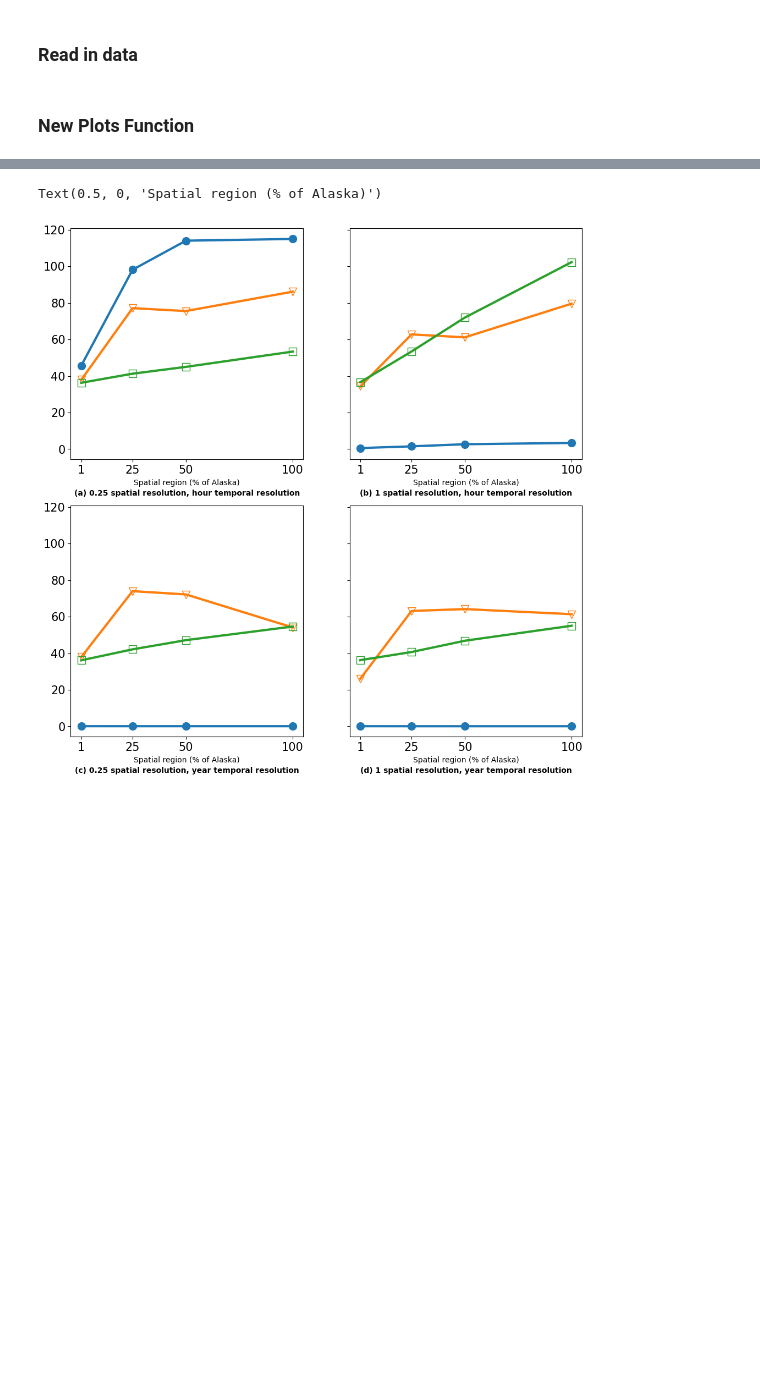
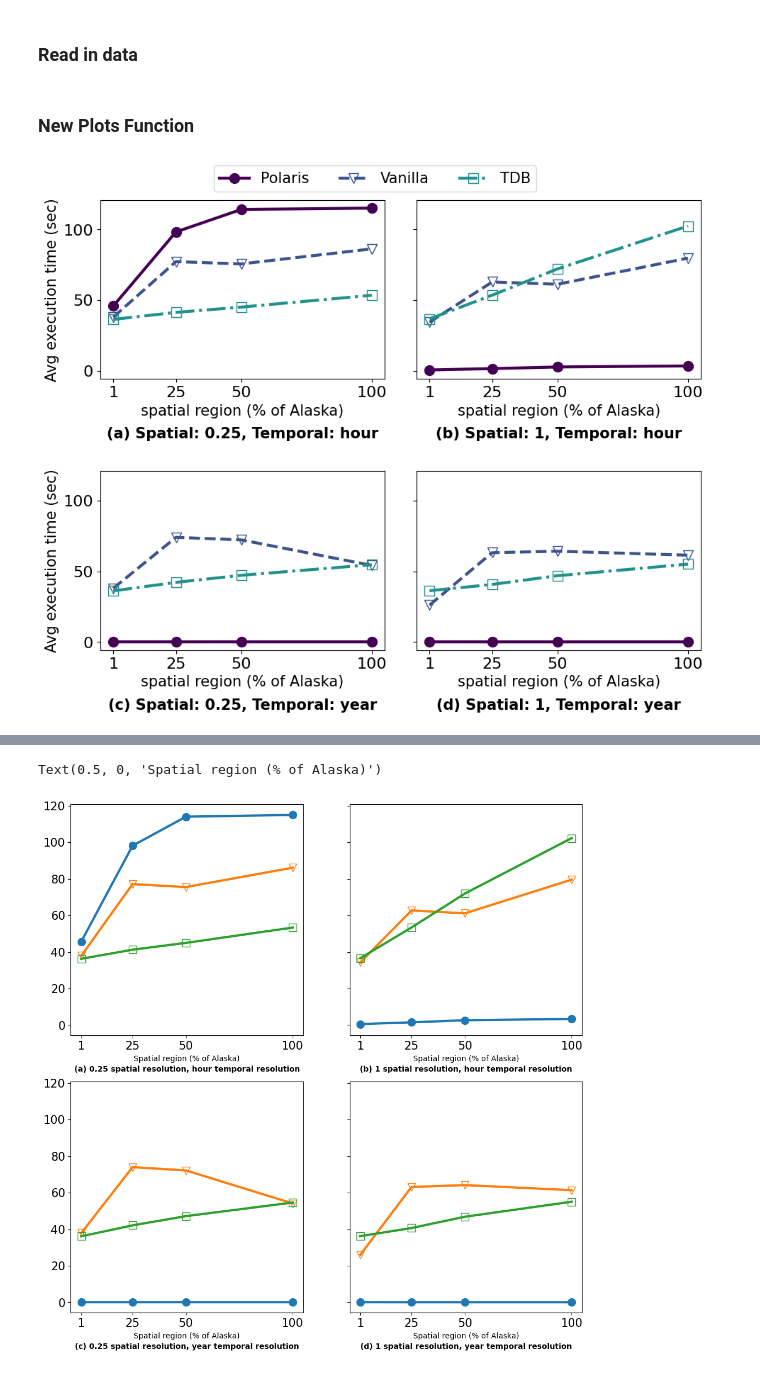
Before and after one commit to iharp3/experiment-kit, a Jupyter notebook: experiment/results/plot_refactor.ipynb, the cells around one changed output, grey strips where cells are left out. Drawn from its saved outputs; the diff is of its cells as text; code cells hidden in the pictures; blank space fills up the shorter version.

Commit message:
full plot

```diff
--- a/experiment/results/plot_refactor.ipynb
+++ b/experiment/results/plot_refactor.ipynb
@@ -83,13 +92,13 @@ with open(json_file, "r") as f:
 #         cur_df = load_results(cur_glob)
 # %%
 import glob
-polaris_list = glob.glob("/home/uribe055/experiment-kit/newGetRasExp0226/proposed_GR_result_*.csv")
+polaris_list = glob.glob("/data/experiment-kit/newGetRasExp0226/proposed_GR_result_*.csv")
 df_polaris_all = load_results(polaris_list)
 
-vanilla_list = glob.glob("/home/uribe055/experiment-kit/newGetRasExp0226/vanilla_GR_result_*-*.csv")
+vanilla_list = glob.glob("/data/experiment-kit/newGetRasExp0226/vanilla_GR_result_*-*.csv")
 df_vanilla_all = load_results(vanilla_list)
 
-tdb_list = glob.glob("/home/uribe055/experiment-kit/newGetRasExp0226/tdb_GR_result_*-*.csv")
+tdb_list = glob.glob("/data/experiment-kit/newGetRasExp0226/tdb_GR_result_*-*.csv")
 df_tdb_all = load_results(tdb_list)
 # %%
 category = "changing_area"
@@ -99,3 +108,90 @@ df_vanilla = df_vanilla_all[df_vanilla_all["category"]==category]
 df_tdb = df_tdb_all[df_tdb_all["category"]==category]
 # %% [markdown]
 ### New Plots Function
+# %%
+import matplotlib.pyplot as plt
+import matplotlib
+
+matplotlib.colormaps["viridis"]
+colors = [viridis(i) for i in [0, 0.25, 0.5, 0.75]]
+
+# Define styles for each dataset
+plot_styles = {
+    "Polaris": {"marker": "o", "ms": 10, "fillstyle": "full", "linestyle": "-", "color":c[0]},
+    "Vanilla": {"marker": "v", "ms": 10, "fillstyle": "none", "linestyle": "--", "color":c[1]},
+    "TDB": {"marker": "s", "ms": 10, "fillstyle": "none", "linestyle": "-.", "color":c[2]}
+}
+
+def filter_and_process(df, time_span, temporal_res, spatial_res):
+    return get_avg_execution_time(
+        df[(df["time_span"] == time_span) &
+           (df["temporal_resolution"] == temporal_res) &
+           (df["spatial_resolution"] == spatial_res)]
+        .sort_values("area_persent")
+    )
+
+def plot_subplot(ax, df_polaris, df_vanilla, df_tdb, title, ylab):
+    datasets = {"Polaris": df_polaris, "Vanilla": df_vanilla, "TDB": df_tdb}
+    for label, df in datasets.items():
+        style = plot_styles[label]
+        ax.plot(df["area_persent"], df["avg_execution_time"], label=label,
+                color=plot_styles[label]["color"],
+                marker=style["marker"], ms=style["ms"], fillstyle=style["fillstyle"],
+                linestyle=style["linestyle"], linewidth=line_width)
+
+    ax.set_title(title, fontsize=subtitlesfontsize, fontweight=subplot_font, y=subplotyspacing, va=below)
+    ax.tick_params(axis="both", labelsize=ticksize)
+    if ticklist is not None:
+        ax.set_xticks(ticks=ticklist, labels=ticklabels)
+    ax.set_xlabel(x_label, fontsize=xlabelfontsize, fontvariant=xy_label_font)
+
+    if ylab:
+        ax.set_ylabel(y_label, fontsize=subtitlesfontsize, fontvariant=xy_label_font)
+
+    legend_lines, legend_labels = ax.get_legend_handles_labels()
+    ax.legend().remove()
+    return legend_lines, legend_labels
+
+# Plot settings
+m_size, ticksize, line_width = 12, 16, 3
+subplotyspacing, subtitlesfontsize, below = -0.3, 15, below
+subplot_font = "bold"
+xy_label_font = "small-caps"
+xlabelfontsize = 15
+ticklist, ticklabels = [1, 25, 50, 100], [1, 25, 50, 100]
+y_label, x_label = "Avg execution time (sec)", "spatial region (% of Alaska)"
+padding = 2.5
+anchor = (0.5, 1.03)
+colsize = 10
+rowsize = 8
+
+fig, axs = plt.subplots(2, 2, figsize=(colsize, rowsize), sharey=True)
+
+# Define plot configurations
+# plot_configs = [
+#     ("hour", 0.25, "(a) 0.25 spatial resolution, hour temporal resolution", axs[0, 0], True),
+#     ("hour", 1, "(b) 1 spatial resolution, hour temporal resolution", axs[0, 1], False),
+#     ("year", 0.25, "(c) 0.25 spatial resolution, year temporal resolution", axs[1, 0], True),
+#     ("year", 1, "(d) 1 spatial resolution, year temporal resolution", axs[1, 1], False),
+# ]
+
+plot_configs = [
+    ("hour", 0.25, "(a) Spatial: 0.25, Temporal: hour", axs[0, 0], True),
+    ("hour", 1, "(b) Spatial: 1, Temporal: hour", axs[0, 1], False),
+    ("year", 0.25, "(c) Spatial: 0.25, Temporal: year", axs[1, 0], True),
+    ("year", 1, "(d) Spatial: 1, Temporal: year", axs[1, 1], False),
+]
+
+for temporal_res, spatial_res, title, ax, ylab in plot_configs:
+    df_polaris_proc = filter_and_process(df_polaris, 5, temporal_res, spatial_res)
+    df_vanilla_proc = filter_and_process(df_vanilla, 5, temporal_res, spatial_res)
+    df_tdb_proc = filter_and_process(df_tdb, 5, temporal_res, spatial_res)
+
+    llines, llabels = plot_subplot(ax, df_polaris_proc, df_vanilla_proc, df_tdb_proc, title, ylab)
+
+fig.legend(llines, llabels, loc='upper center', bbox_to_anchor=anchor, fontsize=subtitlesfontsize, ncols=len(plot_configs))
+fig.tight_layout(pad=padding)
+
+plt.show()
+# %% [output]
+[figure, added]
```
Also changed, not shown: parts of 3 cells of this notebook, 1 other file.
